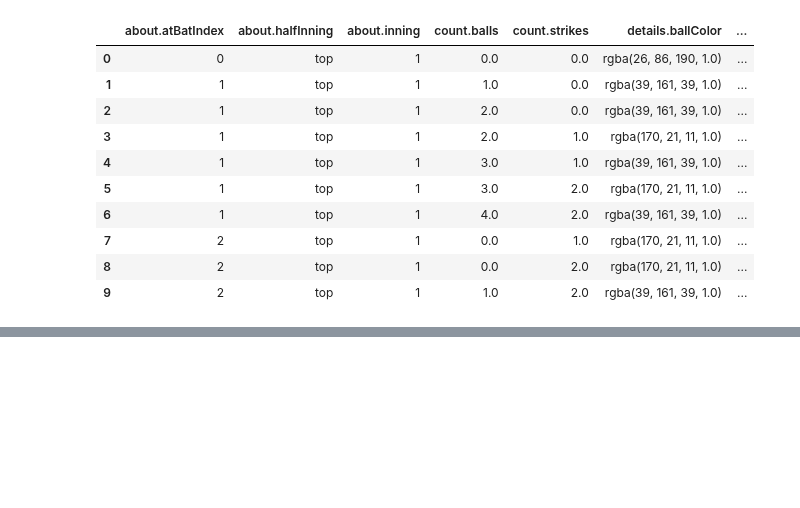
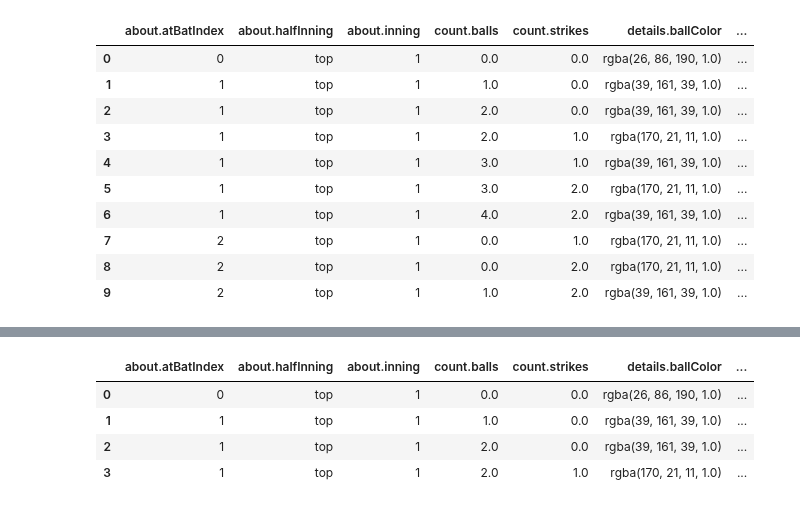
Before and after one commit to ConnorAnderson29/pitch_prediction_model, a Jupyter notebook: eda1.ipynb, the cells around one changed output, grey strips where cells are left out. Cells and saved outputs as stored; diff of their text form; code cells hidden in the pictures; blank space fills up the shorter version.

```diff
--- a/eda1.ipynb
+++ b/eda1.ipynb
@@ -245,0 +231,8 @@ each_pitch_merged.rename({'pitch_id_y': 'previous_pitch_in_ab'})
+# %%
+each_pitch_merged.head(4)
+# %% [output]
+|  | about.atBatIndex | about.halfInning | about.inning | count.balls | count.strikes | details.ballColor | ... |
+| 0 | 0 | top | 1 | 0.0 | 0.0 | rgba(26, 86, 190, 1.0) | ... |
+| 1 | 1 | top | 1 | 1.0 | 0.0 | rgba(39, 161, 39, 1.0) | ... |
+| 2 | 1 | top | 1 | 2.0 | 0.0 | rgba(39, 161, 39, 1.0) | ... |
+| 3 | 1 | top | 1 | 2.0 | 1.0 | rgba(170, 21, 11, 1.0) | ... |
```
Also changed, not shown: parts of 8 cells of this notebook.
